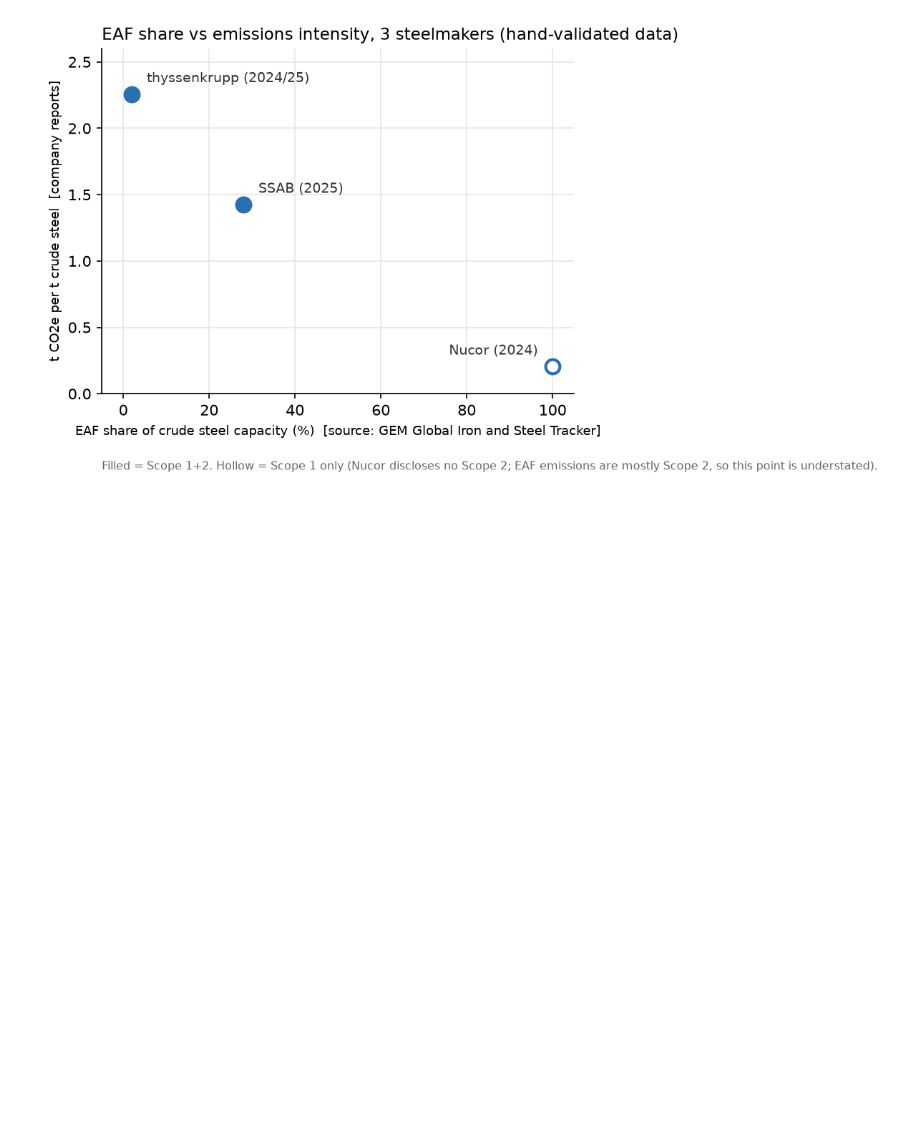
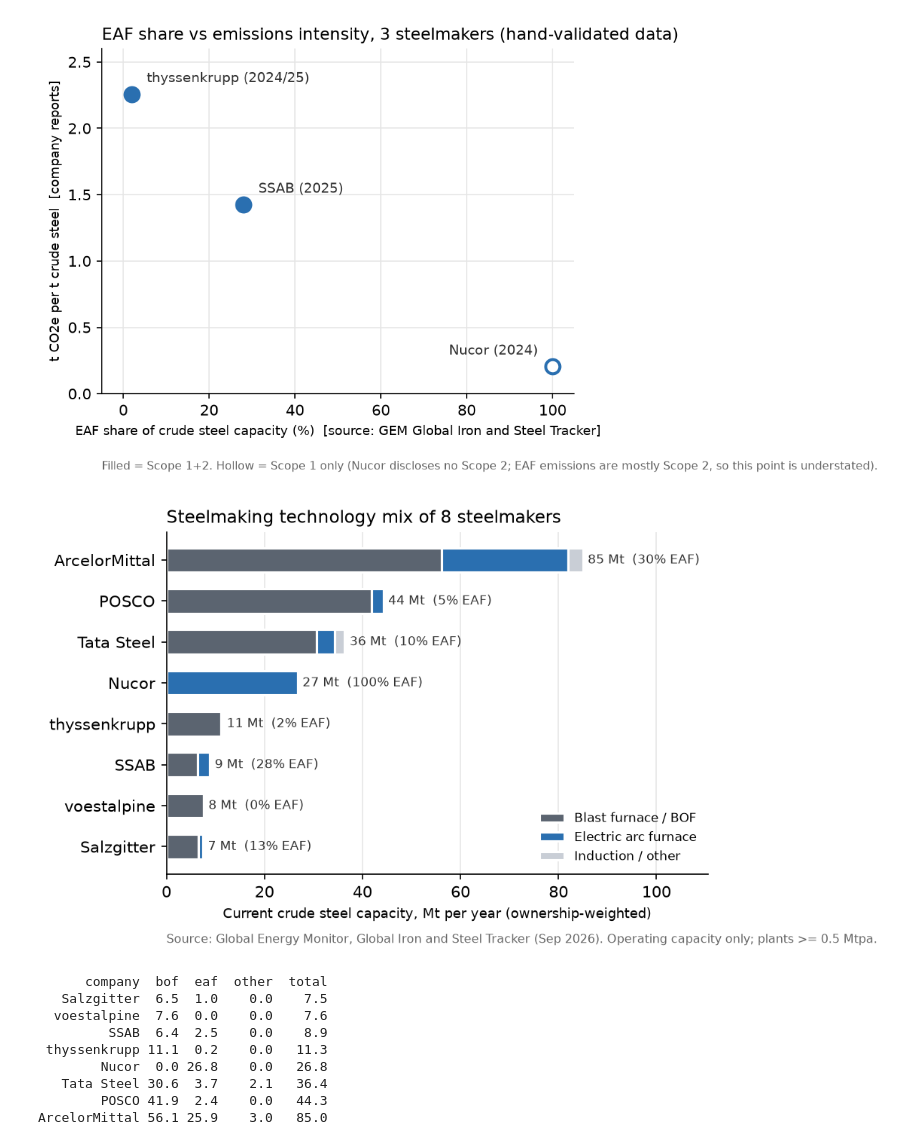
Before and after one commit to gauranggpandit/steel-decarbonisation-benchmark, a Jupyter notebook: notebooks/04_benchmark.ipynb, the cells around one changed output. Cells and saved outputs as stored; diff of their text form; code cells hidden in the pictures; blank space fills up the shorter version.

```diff
--- a/notebooks/04_benchmark.ipynb
+++ b/notebooks/04_benchmark.ipynb
@@ -64,3 +64,64 @@ plt.savefig("../charts/eaf_vs_intensity.png", bbox_inches="tight")
 plt.show()
 # %% [output]
 [figure]
+# %%
+import duckdb, pandas as pd
+import matplotlib.pyplot as plt
+
+con = duckdb.connect("../db/steel.duckdb", read_only=True)
+mix = con.execute("""
+    SELECT m.company,
+           SUM(COALESCE(c.nominal_bof_steel_capacity_ttpa, 0) * pp.share) / 1000 AS bof,
+           SUM(COALESCE(c.nominal_eaf_steel_capacity_ttpa, 0) * pp.share) / 1000 AS eaf,
+           SUM((COALESCE(c.nominal_if_steel_capacity_ttpa, 0)
+              + COALESCE(c.other_unspecified_steel_capacity_ttpa, 0)) * pp.share) / 1000 AS other
+    FROM capacities c
+    JOIN plant_parents pp USING (gem_plant_id)
+    JOIN company_map m USING (parent_id)
+    WHERE c.is_current
+    GROUP BY m.company
+""").df()
+con.close()
+
+mix["total"] = mix[["bof", "eaf", "other"]].sum(axis=1)
+mix = mix.sort_values("total")
+
+fig, ax = plt.subplots(figsize=(7, 4.2), dpi=150)
+parts = [("bof", "Blast furnace / BOF", "#5b6470"),
+         ("eaf", "Electric arc furnace", "#2a6fb0"),
+         ("other", "Induction / other", "#c9ced6")]
+left = 0
+for col, label, color in parts:
+    ax.barh(mix.company, mix[col], left=left, color=color, label=label,
+            edgecolor="white", linewidth=1.5, height=0.6)
+    left = left + mix[col]
+for y, (total, eaf) in enumerate(zip(mix.total, mix.eaf)):
+    ax.text(total + 1, y, f"{total:.0f} Mt  ({100 * eaf / total:.0f}% EAF)",
+            va="center", fontsize=8, color="#333333")
+
+ax.set_xlabel("Current crude steel capacity, Mt per year (ownership-weighted)", fontsize=8.5)
+ax.set_title("Steelmaking technology mix of 8 steelmakers", loc="left", fontsize=11)
+ax.set_xlim(0, mix.total.max() * 1.3)
+ax.grid(axis="x", color="#e6e6e6", linewidth=0.8)
+ax.set_axisbelow(True)
+for side in ["top", "right"]:
+    ax.spines[side].set_visible(False)
+ax.legend(frameon=False, fontsize=8, loc="lower right")
+ax.text(0, -0.2, "Source: Global Energy Monitor, Global Iron and Steel Tracker (Sep 2026). "
+        "Operating capacity only; plants >= 0.5 Mtpa.", transform=ax.transAxes, fontsize=7.5, color="#666666")
+
+plt.tight_layout()
+plt.savefig("../charts/capacity_mix.png", bbox_inches="tight")
+plt.show()
+print(mix.round(1).to_string(index=False))
+# %% [output]
+[figure, added]
+      company  bof  eaf  other  total
+   Salzgitter  6.5  1.0    0.0    7.5
+  voestalpine  7.6  0.0    0.0    7.6
+         SSAB  6.4  2.5    0.0    8.9
+ thyssenkrupp 11.1  0.2    0.0   11.3
+        Nucor  0.0 26.8    0.0   26.8
+   Tata Steel 30.6  3.7    2.1   36.4
+        POSCO 41.9  2.4    0.0   44.3
+ArcelorMittal 56.1 25.9    3.0   85.0
```
Also changed, not shown: 6 other files.
